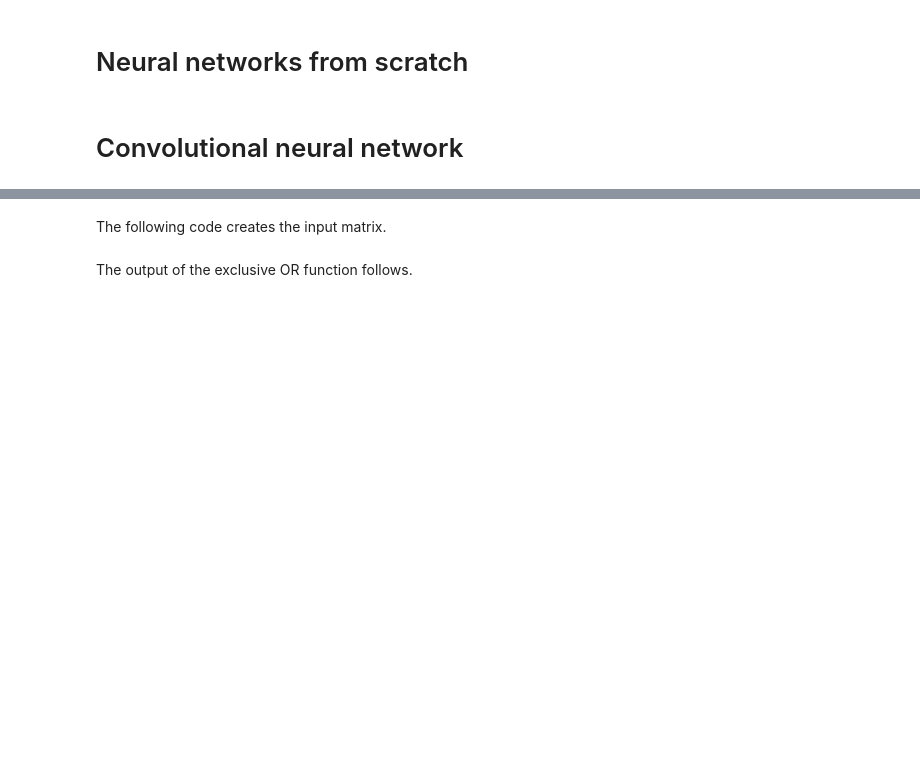
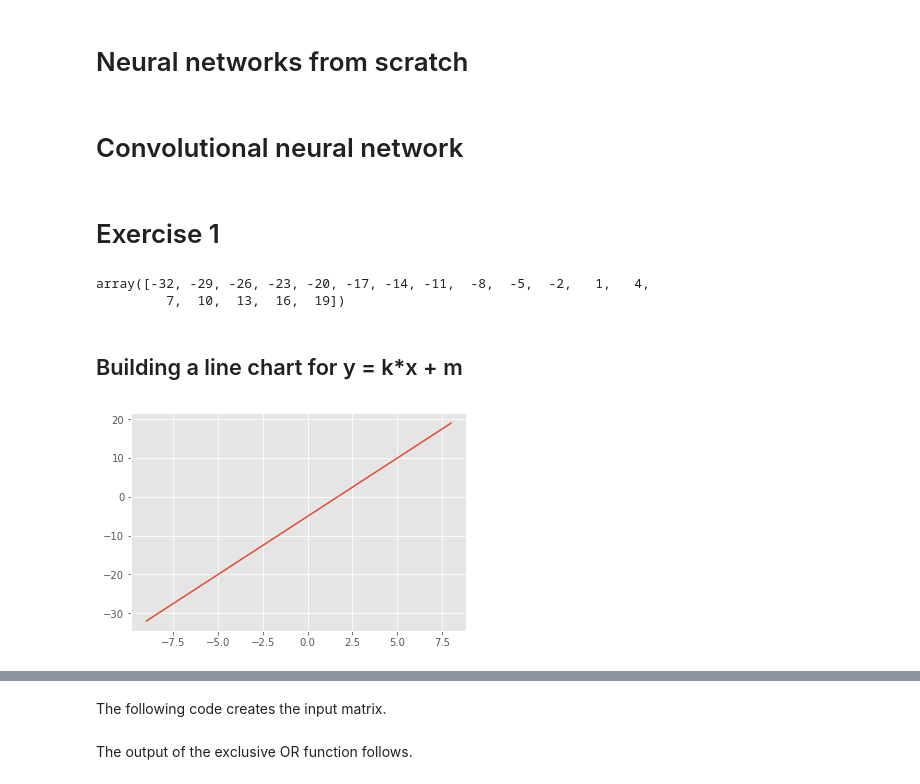
Before and after one commit to BirgerMoell/Momentum-AI-machine-learning-course, a Jupyter notebook: lesson4/Math.ipynb, the cells around one changed output, grey strips where cells are left out. Drawn from its saved outputs; the diff is of its cells as text; code cells hidden in the pictures; blank space fills up the shorter version.

```diff
--- a/lesson4/Math.ipynb
+++ b/lesson4/Math.ipynb
@@ -446,0 +87,29 @@ class LiteCNN:
+# %% [markdown]
+# Exercise 1
+# %%
+import numpy as np
+import pandas as pd
+
+import matplotlib.pyplot as plt
+
+plt.style.use('ggplot')
+%matplotlib inline
+# %%
+x = np.arange(-9,9)
+b = -5
+
+w = np.array([3])
+
+y = x*w + b
+# %%
+y
+# %% [output]
+array([-32, -29, -26, -23, -20, -17, -14, -11,  -8,  -5,  -2,   1,   4,
+         7,  10,  13,  16,  19])
+# %% [markdown]
+## Building a line chart for y = k*x + m
+# %%
+plt.plot(x,y)
+plt.grid(1)
+# %% [output]
+[figure, added]
```
Also changed, not shown: parts of 34 cells of this notebook, 1 other file.
